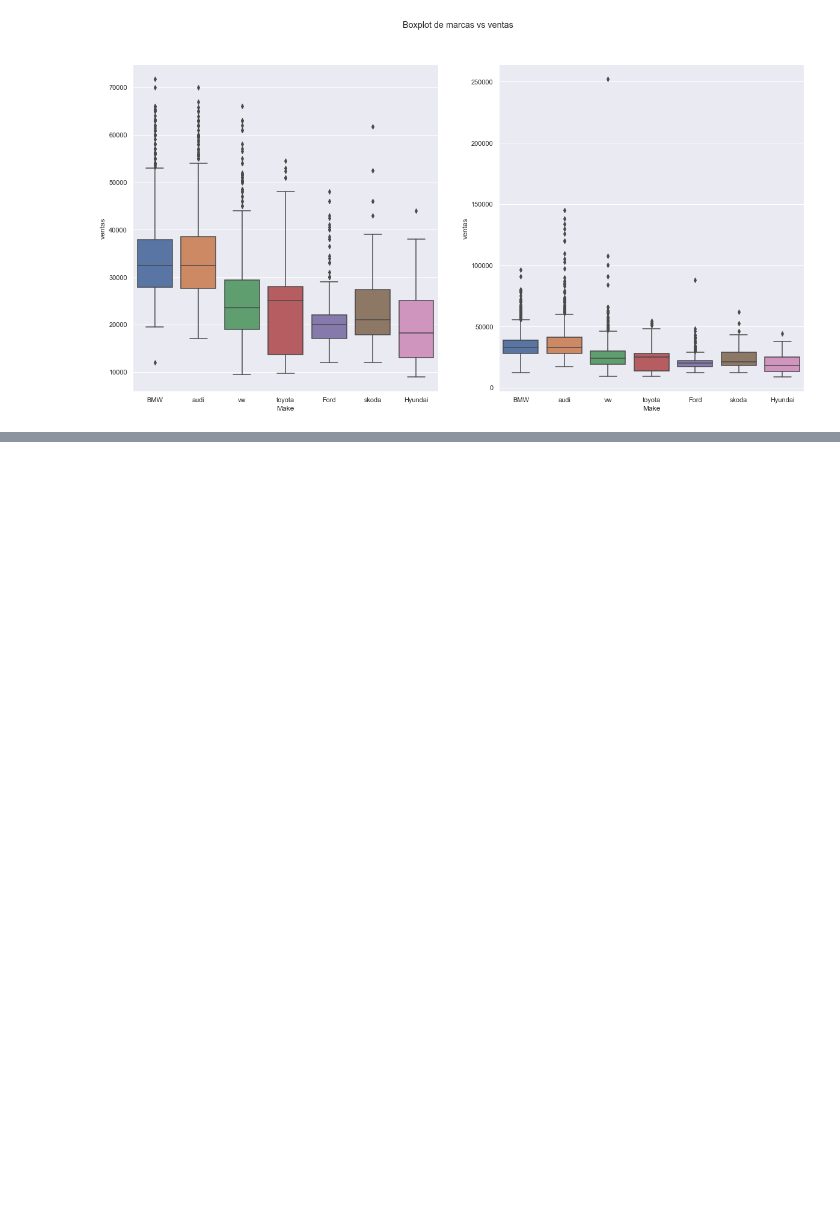
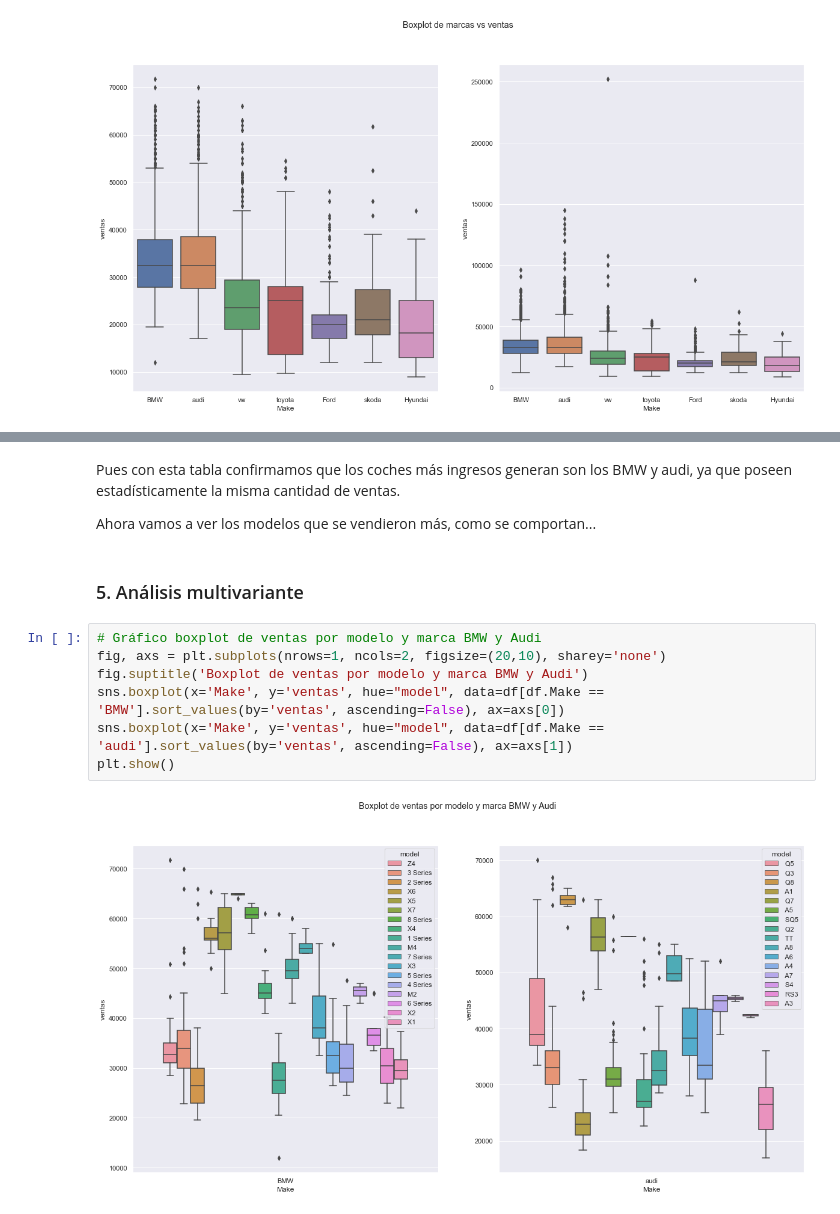
Before and after one commit to carloscabruja/EDA_Autos, a Jupyter notebook: exploratory_data_analysis.ipynb, the cells around one changed output, grey strips where cells are left out. Drawn from its saved outputs; the diff is of its cells as text; blank space fills up the shorter version.

```diff
--- a/exploratory_data_analysis.ipynb
+++ b/exploratory_data_analysis.ipynb
@@ -304,0 +380,15 @@ plt.show()
+# %% [markdown]
+Pues con esta tabla confirmamos que los coches más ingresos generan son los BMW y audi, ya que poseen estadísticamente la misma cantidad de ventas.
+
+Ahora vamos a ver los modelos que se vendieron más, como se comportan...
+# %% [markdown]
+### 5. Análisis multivariante
+# %%
+# Gráfico boxplot de ventas por modelo y marca BMW y Audi
+fig, axs = plt.subplots(nrows=1, ncols=2, figsize=(20,10), sharey='none')
+fig.suptitle('Boxplot de ventas por modelo y marca BMW y Audi')
+sns.boxplot(x='Make', y='ventas', hue="model", data=df[df.Make == 'BMW'].sort_values(by='ventas', ascending=False), ax=axs[0])
+sns.boxplot(x='Make', y='ventas', hue="model", data=df[df.Make == 'audi'].sort_values(by='ventas', ascending=False), ax=axs[1])
+plt.show()
+# %% [output]
+[figure, added]
```
Also changed, not shown: parts of 14 cells of this notebook.
